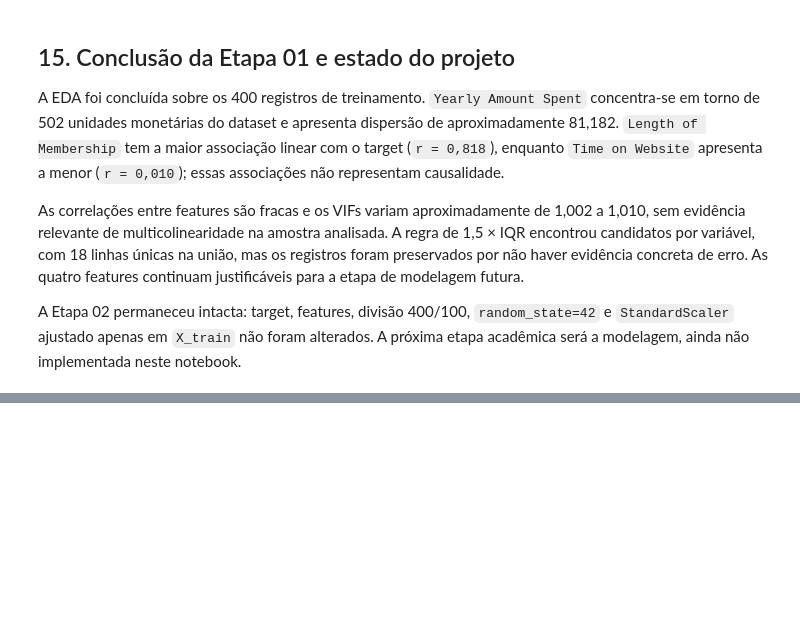
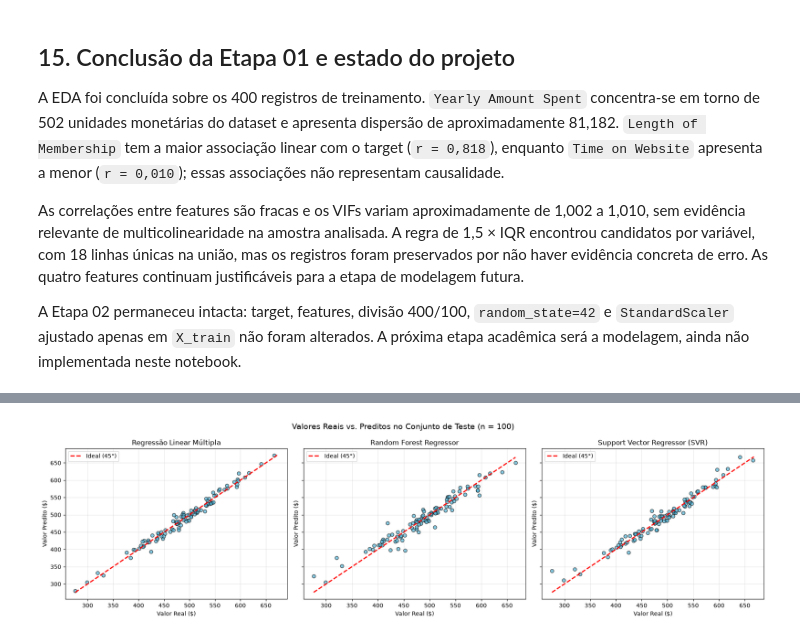
Before and after one commit to GabrielNito/desafio-do-oraculo-preditivo, a Jupyter notebook: notebooks/ecommerce_customers.ipynb, the cells around one changed output, grey strips where cells are left out. Drawn from its saved outputs; the diff is of its cells as text; code cells hidden in the pictures; blank space fills up the shorter version.

```diff
--- a/notebooks/ecommerce_customers.ipynb
+++ b/notebooks/ecommerce_customers.ipynb
@@ -753,0 +788,20 @@ A Etapa 02 permaneceu intacta: target, features, divisão 400/100, `random_state
+# %%
+resultados = []
+
+for nome, y_pred in previsoes.items():
+    r2 = r2_score(y_test, y_pred)
+    mae = mean_absolute_error(y_test, y_pred)
+    mape = mean_absolute_percentage_error(y_test, y_pred) * 100
+    rmse = np.sqrt(mean_squared_error(y_test, y_pred))
+
+    resultados.append({
+        'Modelo': nome,
+        'R²': round(r2, 4),
+        'MAE ($)': round(mae, 2),
+        'MAPE (%)': round(mape, 2),
+        'RMSE ($)': round(rmse, 2)
+    })
+
+tabela_metricas = pd.DataFrame(resultados)
+print("\n=== TABELA COMPARATIVA DE PERFORMANCE NO CONJUNTO DE TESTE ===")
+display(tabela_metricas)
@@ -753,0 +817,61 @@ A Etapa 02 permaneceu intacta: target, features, divisão 400/100, `random_state
+# %%
+# A) Valores Reais vs. Valores Preditos (Linha Ideal de 45°)
+fig, axes = plt.subplots(1, 3, figsize=(18, 5), sharey=True)
+modelos_para_plotar = [
+    'Regressão Linear Múltipla',
+    'Random Forest Regressor',
+    'Support Vector Regressor (SVR)',
+]
+
+for ax, nome in zip(axes, modelos_para_plotar):
+    y_pred = previsoes[nome]
+    ax.scatter(y_test, y_pred, alpha=0.7, color='#55B7D9', edgecolors='k')
+
+    # Linha ideal de 45 graus
+    min_val = min(y_test.min(), y_pred.min())
+    max_val = max(y_test.max(), y_pred.max())
+    ax.plot(
+        [min_val, max_val], [min_val, max_val], 'r--', lw=2, label='Ideal (45°)'
+    )
+    ax.set_title(nome, fontsize=12)
+    ax.set_xlabel('Valor Real ($)')
+    ax.set_ylabel('Valor Predito ($)')
+    ax.legend()
+    ax.grid(True, alpha=0.3)
+
+plt.suptitle(
+    'Valores Reais vs. Preditos no Conjunto de Teste (n = 100)', fontsize=14
+)
+plt.tight_layout()
+plt.show()
+
+# B) Análise de Resíduos da Regressão Linear Múltipla
+residuos_rlm = y_test - previsoes['Regressão Linear Múltipla']
+plt.figure(figsize=(9, 5))
+plt.scatter(
+    previsoes['Regressão Linear Múltipla'],
+    residuos_rlm,
+    color='crimson',
+    alpha=0.7,
+    edgecolors='k',
+)
+plt.axhline(0, color='black', linestyle='--', linewidth=1.5)
+plt.title('Gráfico de Resíduos — Regressão Linear Múltipla')
+plt.xlabel('Valores Preditos ($)')
+plt.ylabel('Resíduos / Erro ($)')
+plt.grid(True, alpha=0.3)
+plt.tight_layout()
+plt.show()
+
+# C) Importância das Features (Random Forest)
+importancias = pd.Series(
+    modelo_rfr.feature_importances_, index=X.columns
+).sort_values(ascending=True)
+plt.figure(figsize=(8, 4))
+importancias.plot(kind='barh', color='teal', edgecolor='k')
+plt.title('Importância das Variáveis no Random Forest Regressor')
+plt.xlabel('Grau de Importância Relativa')
+plt.tight_layout()
+plt.show()
+# %% [output]
+[figure, added]
```
Also changed, not shown: parts of 9 cells of this notebook, 5 other files.
